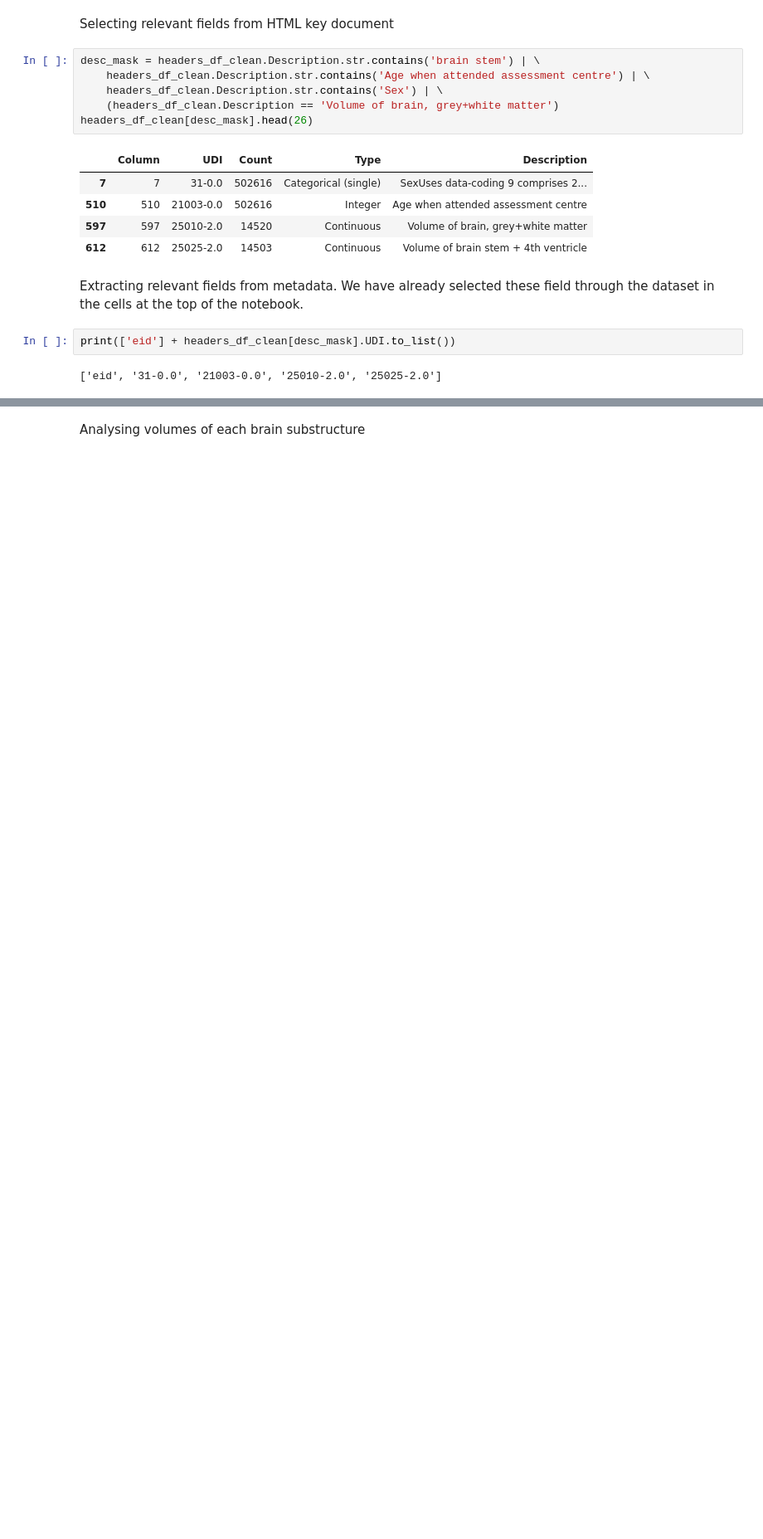
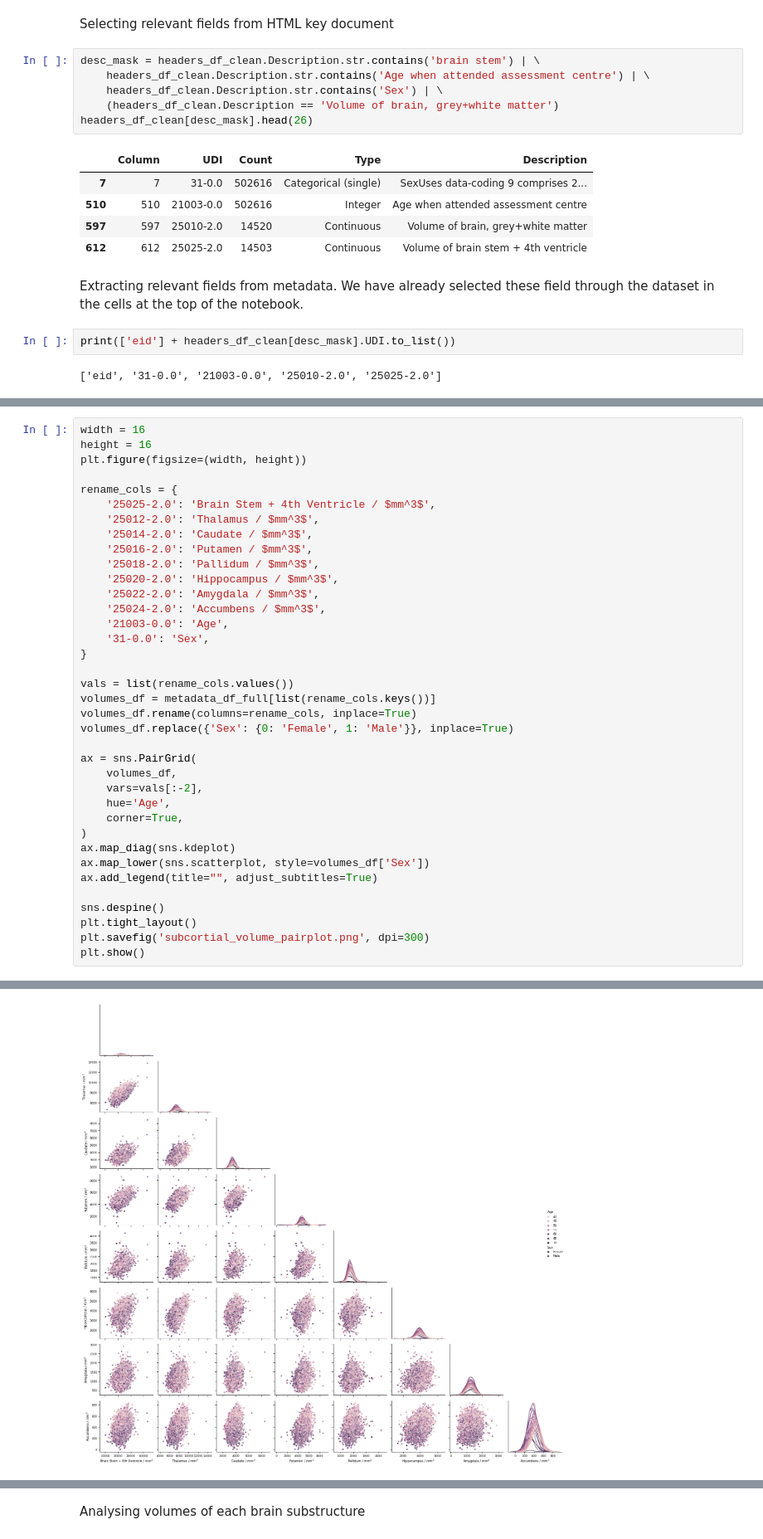
Before and after one commit to RajatRasal/deepscm, a Jupyter notebook: deepscm/experiments/medical_meshes/notebooks/5.5. Data Exploration.ipynb, the cells around one changed output, grey strips where cells are left out. Shown at 83% size. Drawn from its saved outputs; the diff is of its cells as text; blank space fills up the shorter version.

```diff
--- a/deepscm/experiments/medical_meshes/notebooks/5.5. Data Exploration.ipynb
+++ b/deepscm/experiments/medical_meshes/notebooks/5.5. Data Exploration.ipynb
@@ -318,0 +283,38 @@ plt.show()
+# %%
+width = 16
+height = 16
+plt.figure(figsize=(width, height))
+
+rename_cols = {
+    '25025-2.0': 'Brain Stem + 4th Ventricle / $mm^3$',
+    '25012-2.0': 'Thalamus / $mm^3$',
+    '25014-2.0': 'Caudate / $mm^3$',
+    '25016-2.0': 'Putamen / $mm^3$',
+    '25018-2.0': 'Pallidum / $mm^3$',
+    '25020-2.0': 'Hippocampus / $mm^3$',
+    '25022-2.0': 'Amygdala / $mm^3$',
+    '25024-2.0': 'Accumbens / $mm^3$',
+    '21003-0.0': 'Age',
+    '31-0.0': 'Sex',
+}
+
+vals = list(rename_cols.values())
+volumes_df = metadata_df_full[list(rename_cols.keys())]
+volumes_df.rename(columns=rename_cols, inplace=True)
+volumes_df.replace({'Sex': {0: 'Female', 1: 'Male'}}, inplace=True)
+
+ax = sns.PairGrid(
+    volumes_df,
+    vars=vals[:-2],
+    hue='Age',
+    corner=True,
+)
+ax.map_diag(sns.kdeplot)
+ax.map_lower(sns.scatterplot, style=volumes_df['Sex'])
+ax.add_legend(title="", adjust_subtitles=True)
+
+sns.despine()
+plt.tight_layout()
+plt.savefig('subcortial_volume_pairplot.png', dpi=300)
+plt.show()
+# %% [output]
@@ -319,3 +322,4 @@ plt.show()
+[figure, added]
 # %%
 width = 16
 height = width / (1.618 * 2)
```
Also changed, not shown: parts of 11 cells of this notebook, 27 other files.
